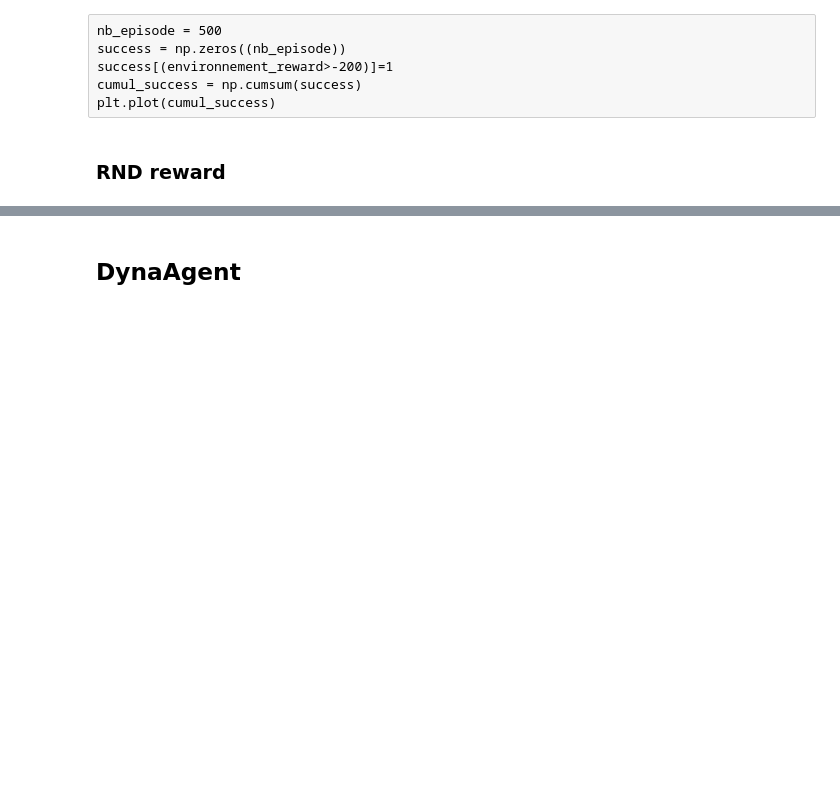
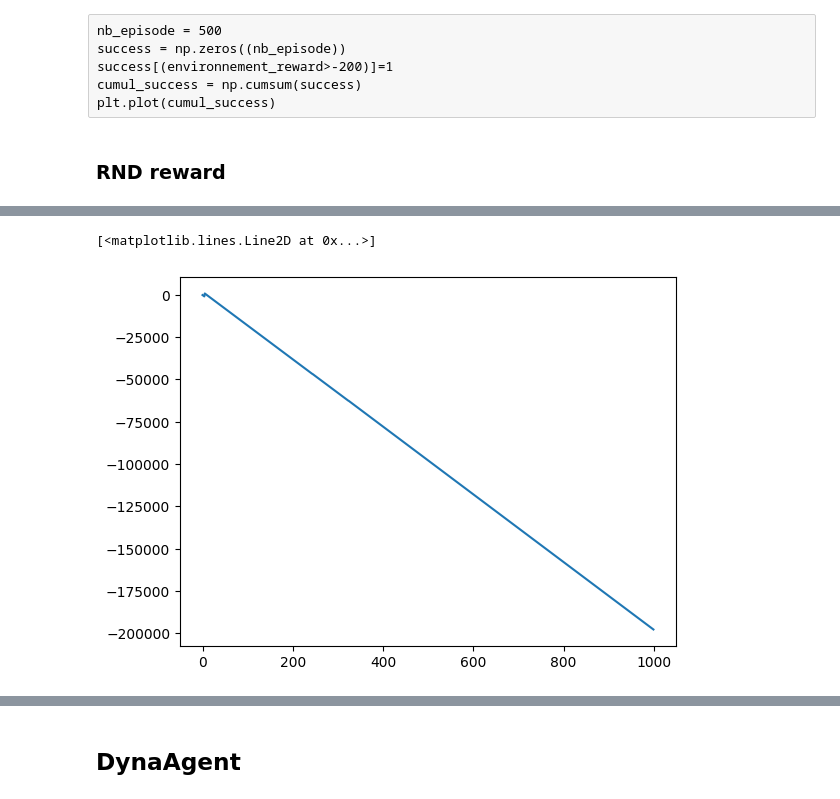
Before and after one commit to schiesser/MontainCar, a Jupyter notebook: Code/test.ipynb, the cells around one changed output, grey strips where cells are left out. Saved outputs shown, nothing was run; the diff lists cells and outputs as text; code cells hidden in the pictures; blank space fills up the shorter version.

```diff
--- a/Code/test.ipynb
+++ b/Code/test.ipynb
@@ -91,0 +103,5 @@ plt.plot(testDQN.observations)
+# %%
+plt.plot(cumulative_total_reward)
+# %% [output]
+[<matplotlib.lines.Line2D at 0x...>]
+[figure, added]
```
Also changed, not shown: parts of 9 cells of this notebook, 1 other file.
